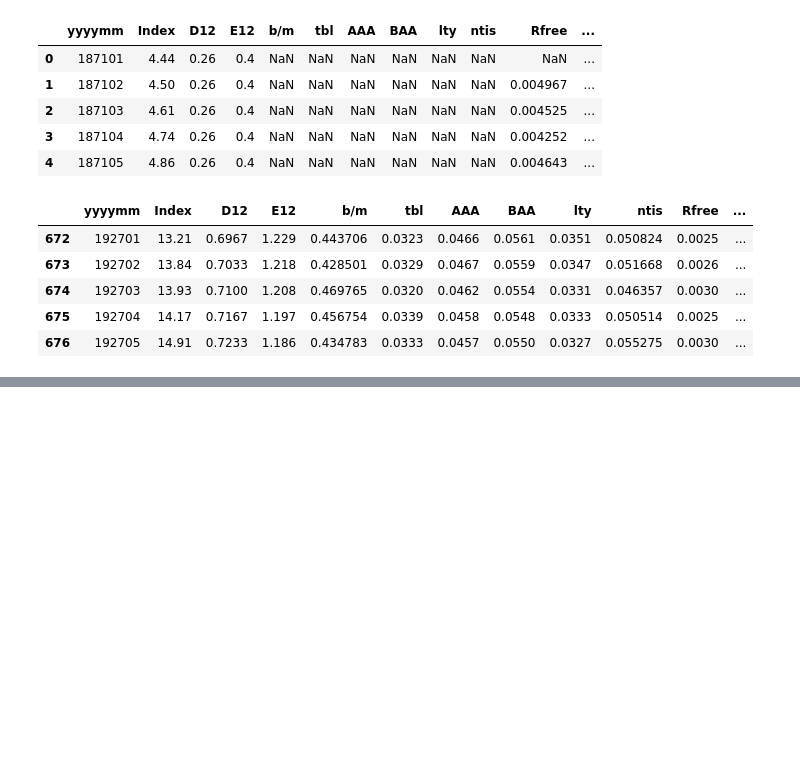
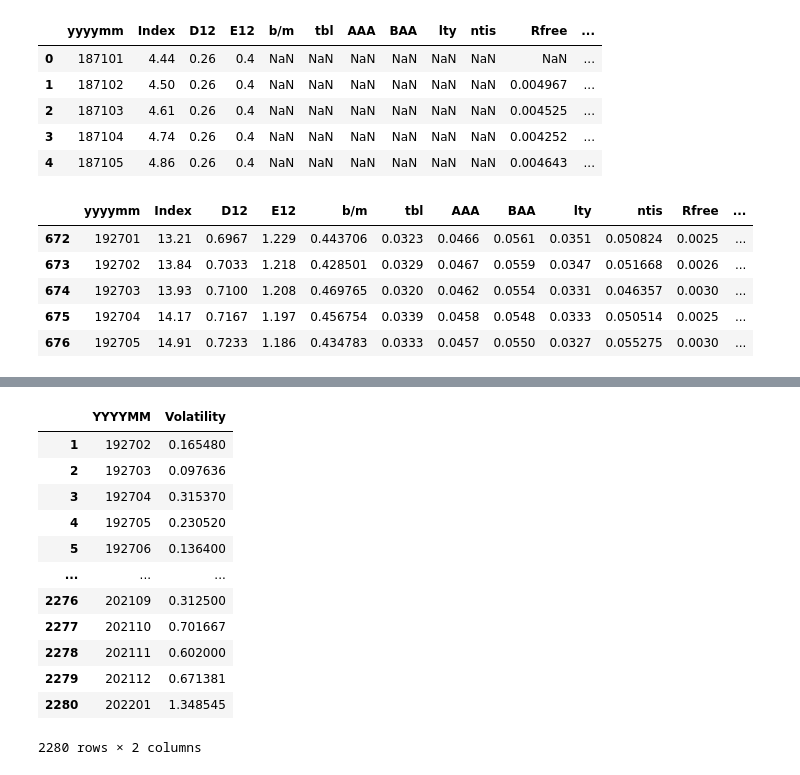
Before and after one commit to GhazaleZe/Machine-learning-for-optimal-portfolios, a Jupyter notebook: CompAss_test1.ipynb, the cells around one changed output, grey strips where cells are left out. Saved outputs shown, nothing was run; the diff lists cells and outputs as text; code cells hidden in the pictures; blank space fills up the shorter version.

Commit message:
Volatility done

```diff
--- a/CompAss_test1.ipynb
+++ b/CompAss_test1.ipynb
@@ -82,0 +118,10 @@ Predictore_df.head()
+# %%
+#FF_daily_df.tail()
+df_volitility_daily = pd.DataFrame(columns=['YYYYMM', 'Volatility'])
+#def volatility_from_daily(df):
+year_index = np.arange(1927, 2022, 1)
+month_index = [f'{i:02}' for i in range(1, 13)]
+FF_daily_df['year'] = FF_daily_df['YYMMDD'].str[:4]
+FF_daily_df['month'] = FF_daily_df['YYMMDD'].str[4:6]
+FF_daily_df['day'] = FF_daily_df['YYMMDD'].str[6:]
+#FF_daily_df.head(50)
@@ -82,0 +132,31 @@ Predictore_df.head()
+# %%
+for year in year_index:
+  for month in month_index:
+    sub_set_daily = FF_daily_df[(FF_daily_df['year']==str(year)) & (FF_daily_df['month']==str(month))]
+    subset_copy = sub_set_daily.copy()
+    subset_copy['Mkt-RF'] = subset_copy['Mkt-RF'].astype(float).apply(lambda x: round(x**2, 3))
+    sub_set_daily = subset_copy
+    new_index = len(df_volitility_daily) + 1
+    if month == '12':
+      df_volitility_daily.loc[new_index] = [str(year+1)+'01', sub_set_daily['Mkt-RF'].sum()/len(sub_set_daily['Mkt-RF']) ]
+    elif month <'09':
+      df_volitility_daily.loc[new_index] = [str(year)+ '0' +str(int(month)+1), sub_set_daily['Mkt-RF'].sum()/len(sub_set_daily['Mkt-RF'])]
+    else:
+      df_volitility_daily.loc[new_index] = [str(year)+str(int(month)+1), sub_set_daily['Mkt-RF'].sum()/len(sub_set_daily['Mkt-RF'])]
+
+
+df_volitility_daily
+# %% [output]
+|  | YYYYMM | Volatility |
+| 1 | 192702 | 0.165480 |
+| 2 | 192703 | 0.097636 |
+| 3 | 192704 | 0.315370 |
+| 4 | 192705 | 0.230520 |
+| 5 | 192706 | 0.136400 |
+| ... | ... | ... |
+| 2276 | 202109 | 0.312500 |
+| 2277 | 202110 | 0.701667 |
+| 2278 | 202111 | 0.602000 |
+| 2279 | 202112 | 0.671381 |
+| 2280 | 202201 | 1.348545 |
+2280 rows × 2 columns
```
Also changed, not shown: parts of 7 cells of this notebook.
